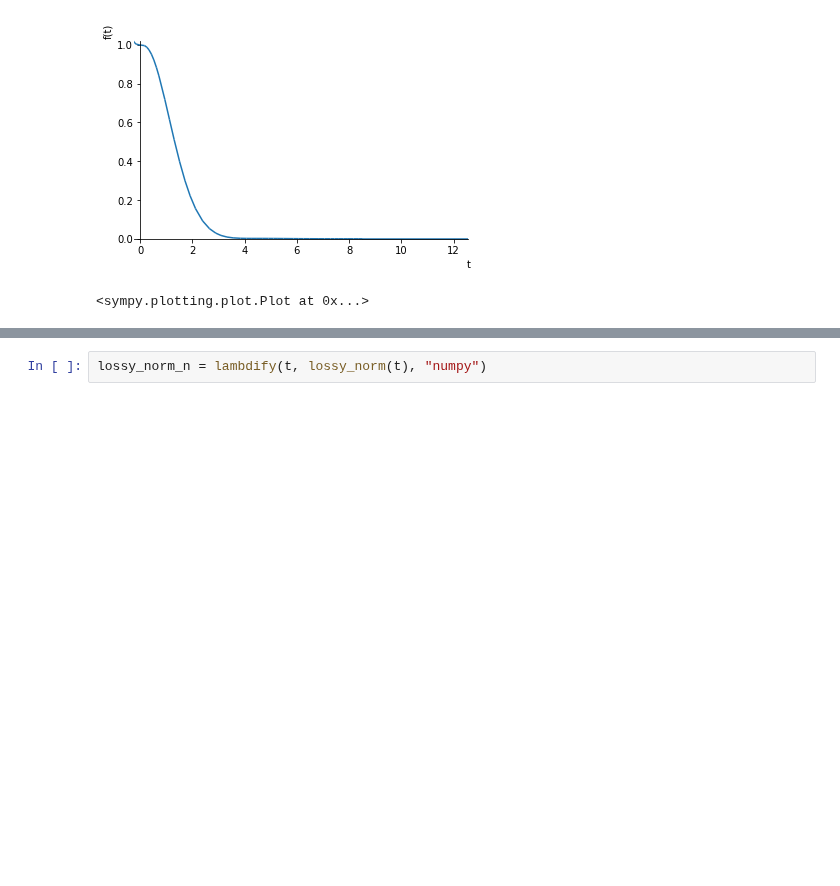
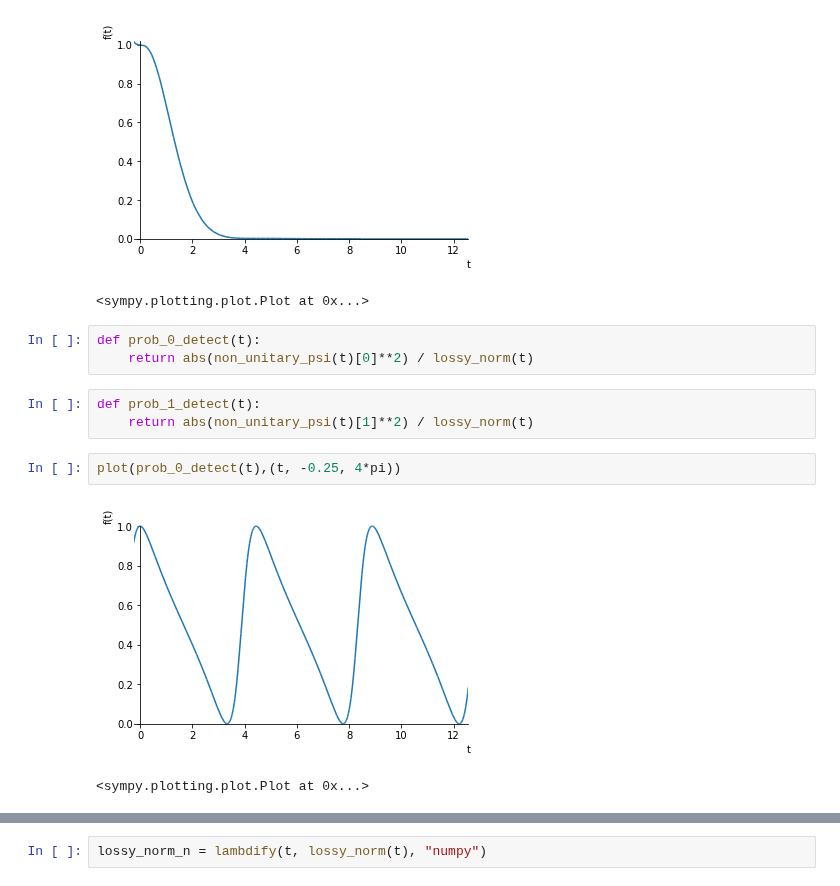
Before and after one commit to gderosa/timeq, a Jupyter notebook: comp/jupyter/detect.ipynb, the cells around one changed output, grey strips where cells are left out. Cells and saved outputs as stored; diff of their text form; blank space fills up the shorter version.

Commit message:
jupyter: absorbed prob

```diff
--- a/comp/jupyter/detect.ipynb
+++ b/comp/jupyter/detect.ipynb
@@ -66,3 +61,14 @@ plot(lossy_norm(t),(t, -0.25, 4*pi))
 # %% [output]
 [figure]
 <sympy.plotting.plot.Plot at 0x...>
+# %%
+def prob_0_detect(t):
+    return abs(non_unitary_psi(t)[0]**2) / lossy_norm(t)
+# %%
+def prob_1_detect(t):
+    return abs(non_unitary_psi(t)[1]**2) / lossy_norm(t)
+# %%
+plot(prob_0_detect(t),(t, -0.25, 4*pi))
+# %% [output]
+[figure, added]
+<sympy.plotting.plot.Plot at 0x...>
```
Also changed, not shown: parts of 9 cells of this notebook.
